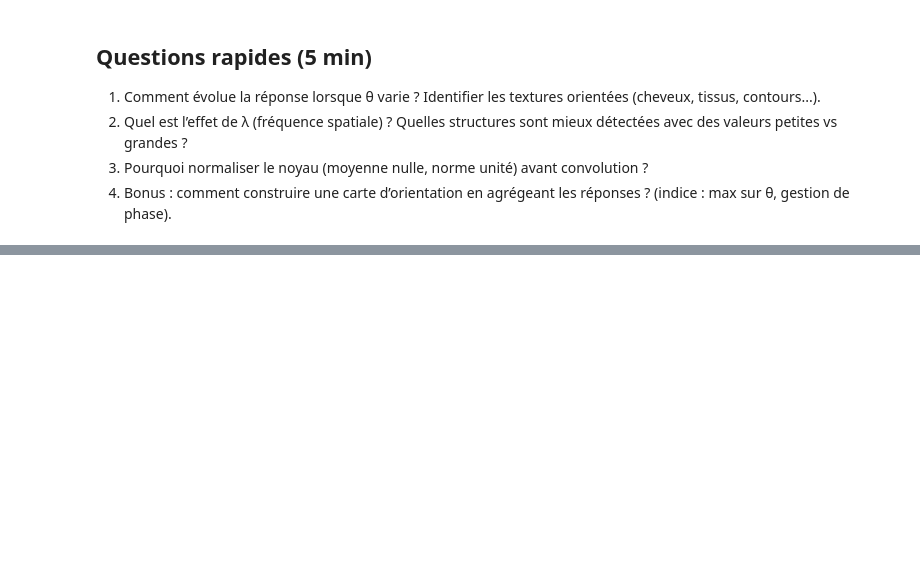
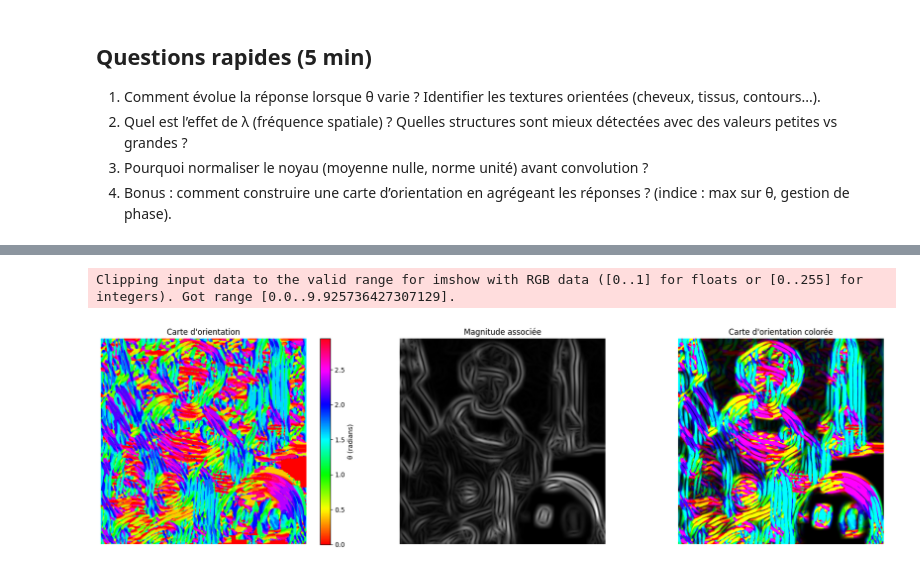
Before and after one commit to SharaineMALARVIJY/S1_Introduction_au_traitement_des_images, a Jupyter notebook: TP3/Exercice 8/TP_Gabor_Lena_FR.ipynb, the cells around one changed output, grey strips where cells are left out. Saved outputs shown, nothing was run; the diff lists cells and outputs as text; code cells hidden in the pictures; blank space fills up the shorter version.

```diff
--- a/TP3/Exercice 8/TP_Gabor_Lena_FR.ipynb
+++ b/TP3/Exercice 8/TP_Gabor_Lena_FR.ipynb
@@ -107,0 +113,54 @@ plt.show()
+# %%
+def orientation_map_gabor(img, thetas, ksize=31, sigma=6.0, lam=20.0, gamma=0.5):
+    H, W = img.shape
+    responses = np.zeros((len(thetas), H, W), dtype=np.float32)
+
+    for i, theta in enumerate(thetas):
+        g = gabor_kernel(ksize=ksize, sigma=sigma, theta=theta, lam=lam, gamma=gamma)
+        r = conv2_same(img, g)
+        responses[i] = np.abs(r)
+
+    idx_max = np.argmax(responses, axis=0)  # index du theta max par pixel
+    orientation_map = np.array(thetas)[idx_max]
+    magnitude_map = np.max(responses, axis=0)
+
+    return orientation_map, magnitude_map
+
+thetas = np.linspace(0, np.pi, 16, endpoint=False)  # 16 orientations
+orientation_map, magnitude_map = orientation_map_gabor(img_gray, thetas)
+
+
+plt.figure(figsize=(18,5))
+
+plt.subplot(1,3,1)
+plt.imshow(orientation_map, cmap='hsv')
+plt.title("Carte d'orientation")
+plt.colorbar(label='θ (radians)')
+plt.axis('off')
+
+plt.subplot(1,3,2)
+plt.imshow(magnitude_map, cmap='gray')
+plt.title("Magnitude associée")
+plt.axis('off')
+
+
+plt.subplot(1,3,3)
+hue = orientation_map / np.pi  # normalisation [0..1]
+
+hsv_img = np.zeros((*orientation_map.shape, 3))
+hsv_img[..., 0] = hue
+hsv_img[..., 1] = 1.0
+hsv_img[..., 2] = magnitude_map
+
+from matplotlib.colors import hsv_to_rgb
+rgb_img = hsv_to_rgb(hsv_img)
+
+plt.imshow(rgb_img)
+plt.title("Carte d'orientation colorée")
+plt.axis('off')
+
+plt.tight_layout()
+plt.show()
+# %% [output]
+Clipping input data to the valid range for imshow with RGB data ([0..1] for floats or [0..255] for integers). Got range [0.0..9.925736427307129].
+[figure, added]
```
Also changed, not shown: parts of 1 cell of this notebook, 1 other file.
